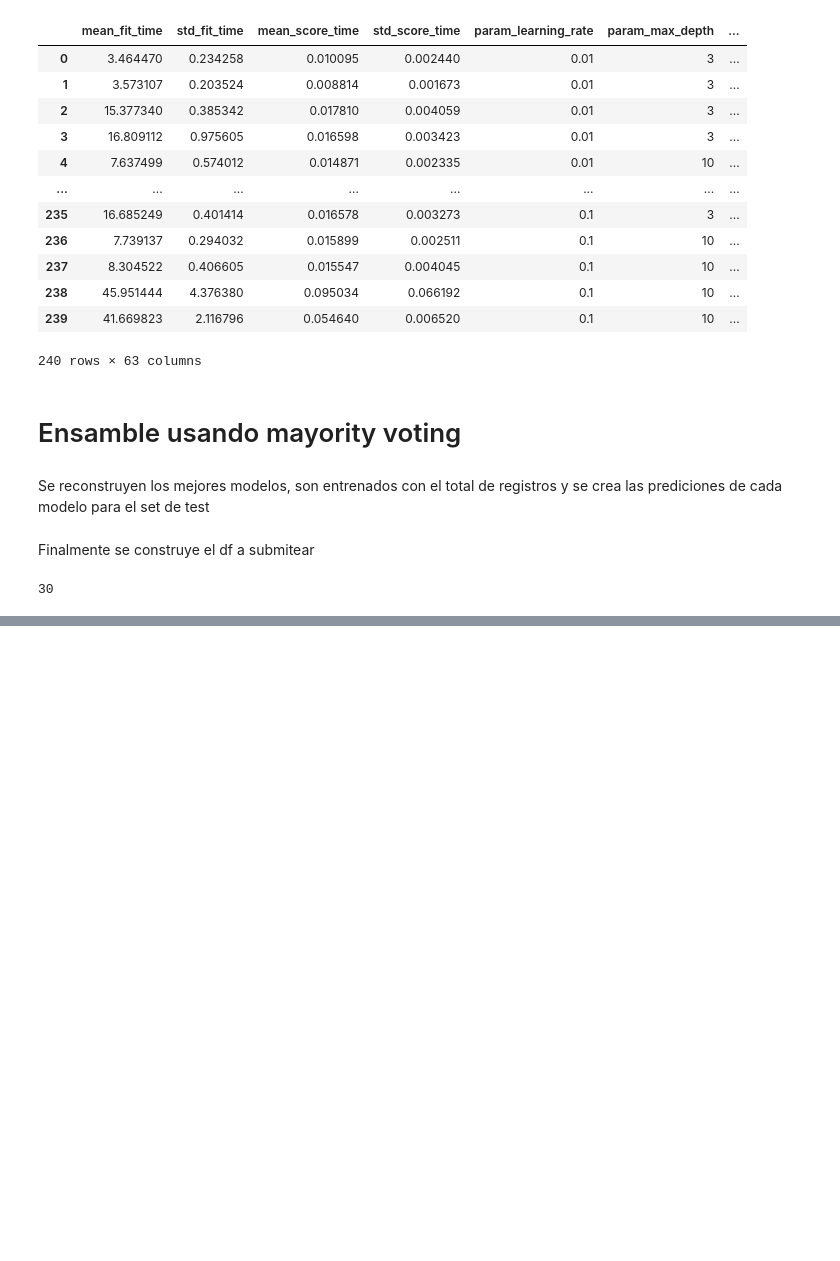
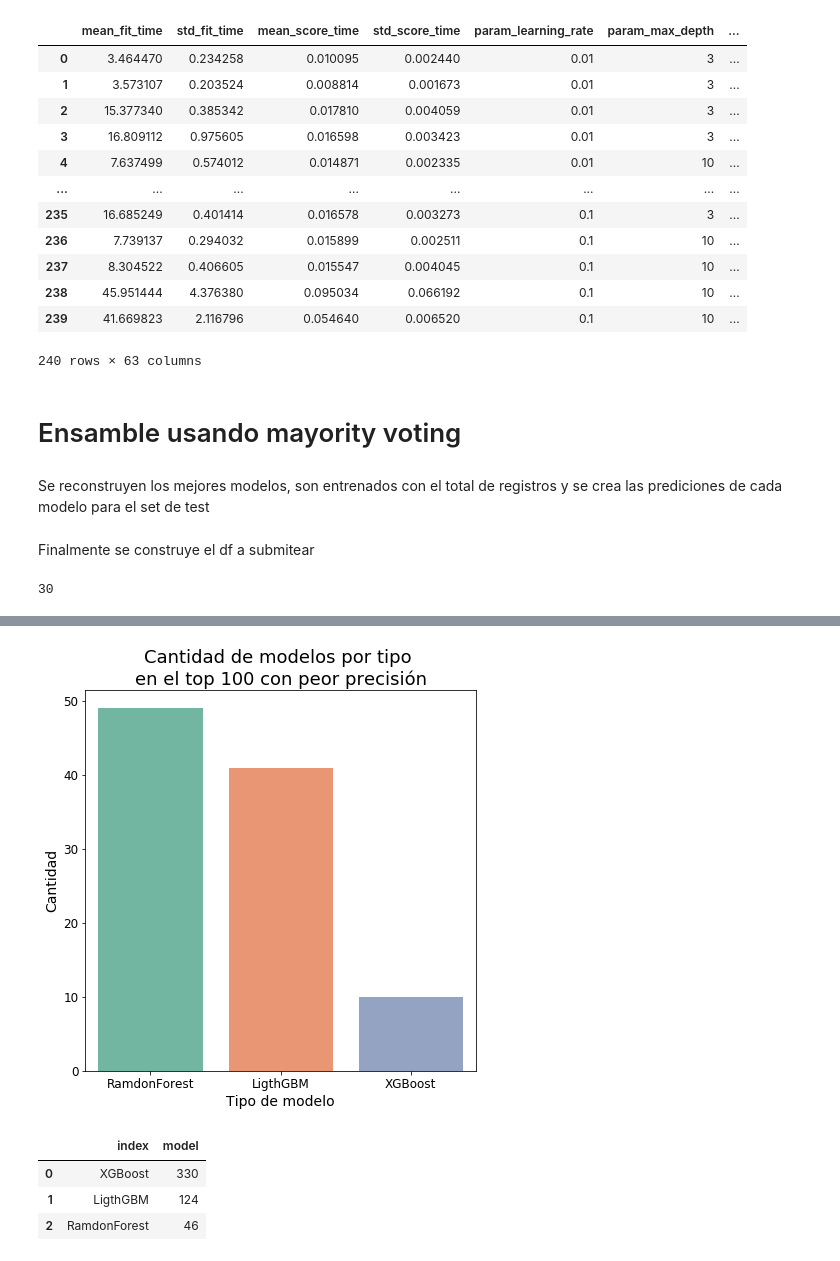
Before and after one commit to danielacarrero/orga-datos, a Jupyter notebook: TP2/tree ensamble/tree_ensamble.ipynb, the cells around one changed output, grey strips where cells are left out. Cells and saved outputs as stored; diff of their text form; code cells hidden in the pictures; blank space fills up the shorter version.

```diff
--- a/TP2/tree ensamble/tree_ensamble.ipynb
+++ b/TP2/tree ensamble/tree_ensamble.ipynb
@@ -322,0 +412,17 @@ submit.to_csv('data/submit_kaggle_ensamble_tree_10', index=False)
+# %%
+rcParams['figure.figsize'] = 7,7
+ax = sns.barplot(data = models_default.nsmallest(100,'accuracy').model.value_counts().to_frame().reset_index()  ,x='index',y='model')
+ax.set_title("Cantidad de modelos por tipo \nen el top 100 con peor precisión",fontsize= 18)
+ax.set_ylabel("Cantidad",fontsize= 14)
+ax.set_xlabel("Tipo de modelo",fontsize= 14)
+plt.tick_params(axis="y", labelsize=12)
+plt.tick_params(axis="x", labelsize=12)
+# %% [output]
+[figure, added]
+# %%
+models_default.groupby('features').apply(lambda x: x.nlargest(1,'accuracy')).model.value_counts().to_frame().reset_index()
+# %% [output]
+|  | index | model |
+| 0 | XGBoost | 330 |
+| 1 | LigthGBM | 124 |
+| 2 | RamdonForest | 46 |
```
Also changed, not shown: parts of 21 cells of this notebook, 4 other files.
